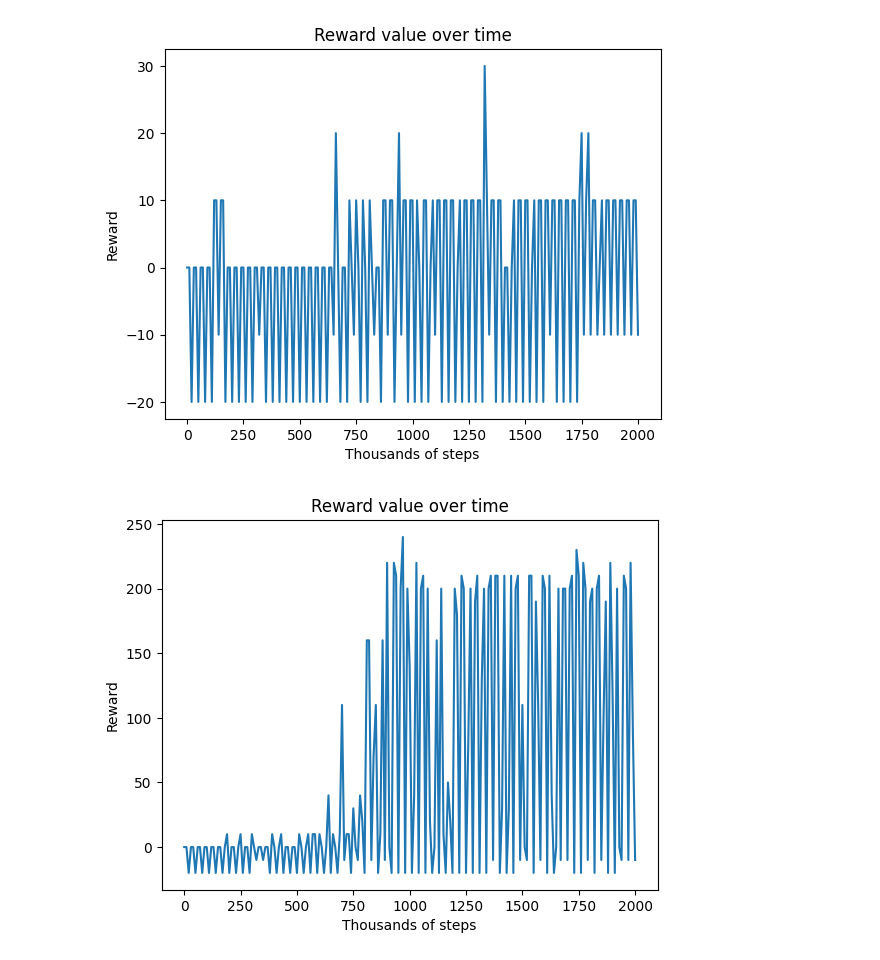
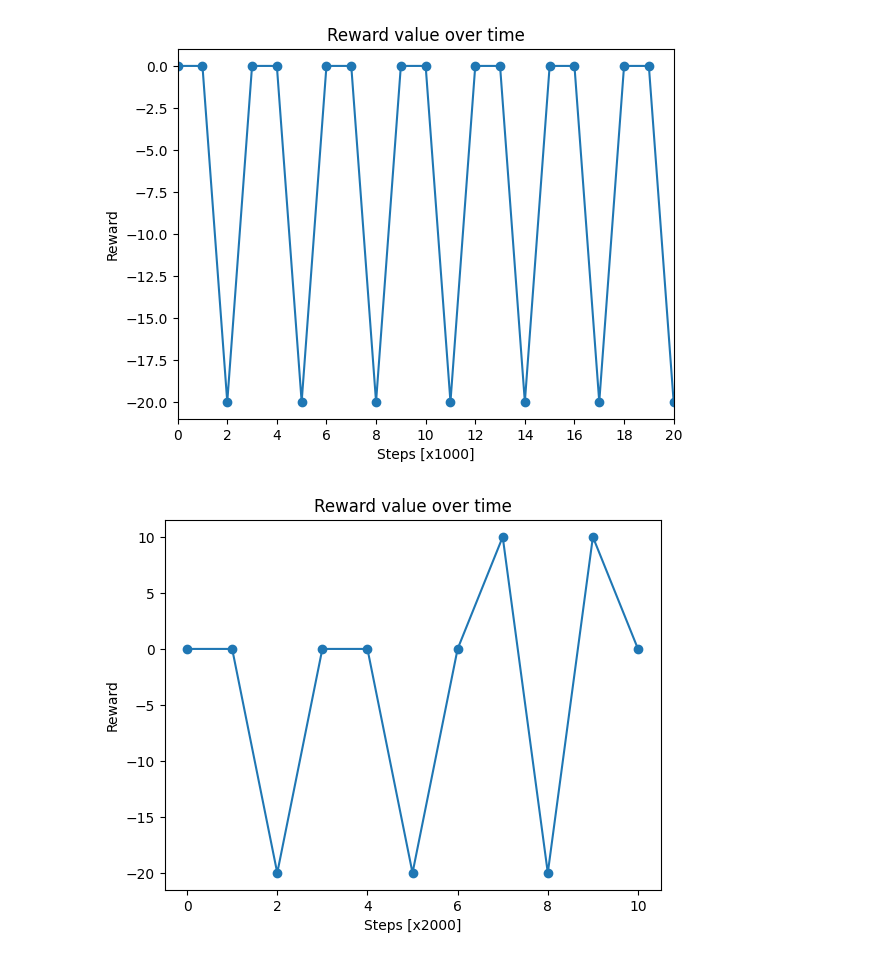
Before and after one commit to OptimalAgents/RL-DonkeyKong, a Jupyter notebook: reward_plots/reward_plots.ipynb, the cells around one changed output. Cells and saved outputs as stored; diff of their text form; code cells hidden in the pictures.

```diff
--- a/reward_plots/reward_plots.ipynb
+++ b/reward_plots/reward_plots.ipynb
@@ -4,27 +141,31 @@ import matplotlib as plt
 # %%
-data = np.load('eval_rewards/AH.npy')
+data = np.load('eval_rewards/PNJ+AH.npy')
 y = data.flatten()
-eval_every = 10000/1000
-x = [x*eval_every for x in range(len(y))]
+x = range(len(y))
+plt.scatter(x,y)
 plt.plot(x,y)
-plt.xlabel("Thousands of steps")
+plt.xlabel("Steps [x1000]")
 plt.ylabel("Reward")
 plt.title("Reward value over time")
 plt.ticklabel_format(style='sci', axis='x', scilimits=(0,7))
+plt.xlim(xmin=0, xmax=len(x)-1)
+plt.xticks(range(0,len(x),2))
 plt.show()
 # %% [output]
-[figure, old version]
+[figure, new version]
 # %%
-data = np.load('eval_rewards/baseline2.npy')
+data = np.load('eval_rewards/baseline.npy')
 y = data.flatten()
-eval_every = 10000/1000
-x = [x*eval_every for x in range(len(y))]
+x = range(len(y))
 plt.plot(x,y)
-plt.xlabel("Thousands of steps")
+plt.scatter(x,y)
+plt.xlabel("Steps [x2000]")
 plt.ylabel("Reward")
 plt.title("Reward value over time")
 plt.ticklabel_format(style='sci', axis='x', scilimits=(0,7))
+plt.xlim(xmin=0, xmax=len(x)-1)
+plt.xticks(range(0,len(x),2))
 plt.show()
 # %% [output]
-[figure, old version]
+[figure, new version]
 # %%
```
Also changed, not shown: parts of 17 cells of this notebook, 11 other files.
